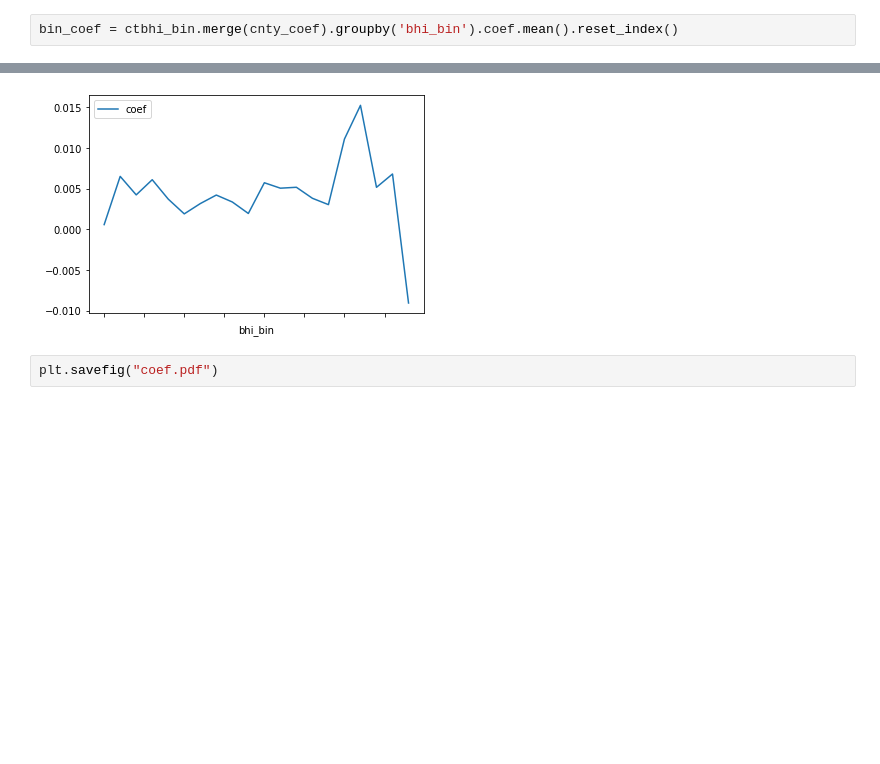
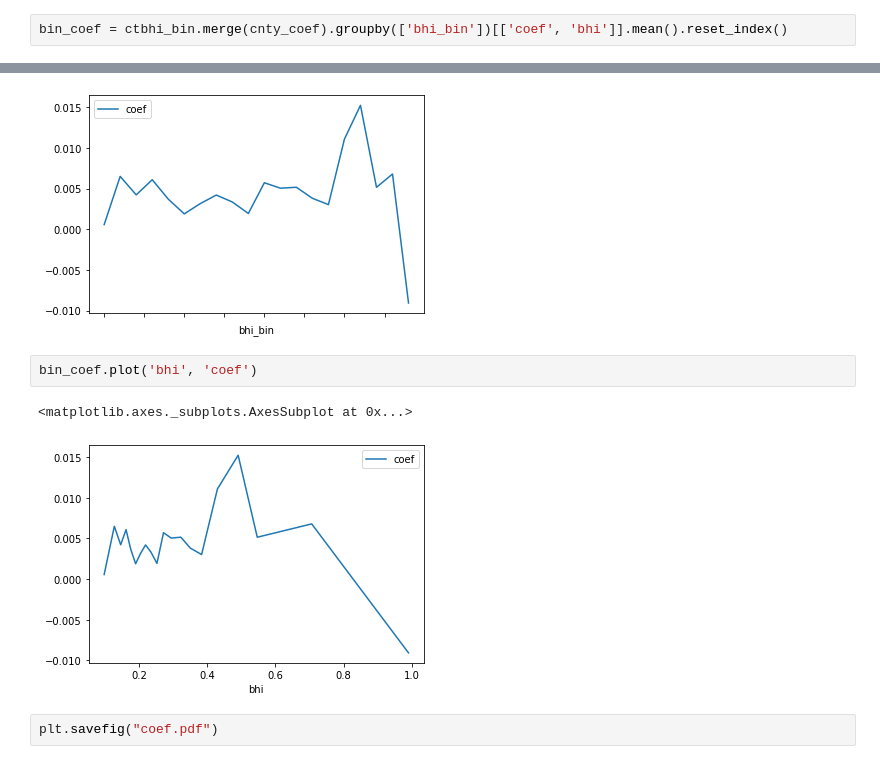
Before and after one commit to FuZhiyu/corporate_finance_II, a Jupyter notebook: pset_3/pset_3.ipynb, the cells around one changed output, grey strips where cells are left out. Saved outputs shown, nothing was run; the diff lists cells and outputs as text; blank space fills up the shorter version.

Commit message:
updated coef fig

```diff
--- a/pset_3/pset_3.ipynb
+++ b/pset_3/pset_3.ipynb
@@ -312,7 +312,7 @@ ctbhi_bin = ctbhi.query("1994 <= year <= 2013").groupby(['cntycode']).bhi.mean()
 # %%
 ctbhi_bin['bhi_bin'] = pd.qcut(ctbhi_bin.bhi, q = np.arange(0, 1+1/20, step = 1/20), labels = [i for i in range(1, 21)])
 # %%
-bin_coef = ctbhi_bin.merge(cnty_coef).groupby('bhi_bin').coef.mean().reset_index()
+bin_coef = ctbhi_bin.merge(cnty_coef).groupby(['bhi_bin'])[['coef', 'bhi']].mean().reset_index()
 # %%
 import seaborn as sns
 # %%
@@ -320,6 +320,11 @@ bin_coef.plot('bhi_bin', 'coef')
 # %% [output]
 <matplotlib.axes._subplots.AxesSubplot at 0x...>
 [figure]
+# %%
+bin_coef.plot('bhi', 'coef')
+# %% [output]
+<matplotlib.axes._subplots.AxesSubplot at 0x...>
+[figure, added]
 # %%
 plt.savefig("coef.pdf")
 # %% [output]
```
Also changed, not shown: 1 other file.
